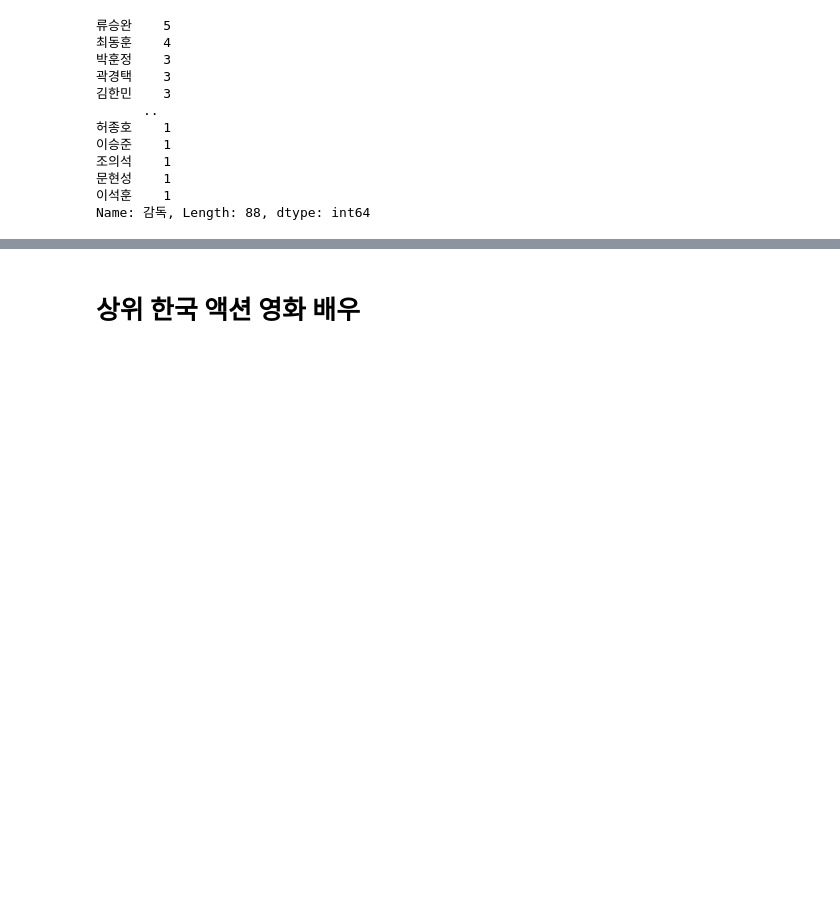
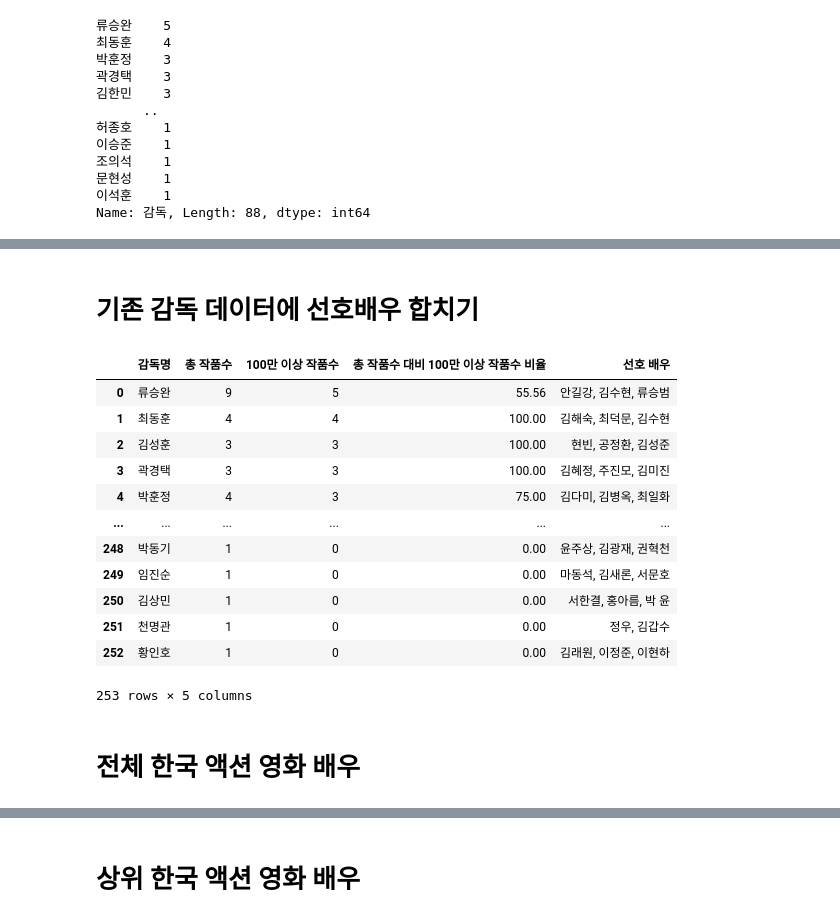
Before and after one commit to wonyounging/1_Project, a Jupyter notebook: 분석_액션영화 장르.ipynb, the cells around one changed output, grey strips where cells are left out. Saved outputs shown, nothing was run; the diff lists cells and outputs as text; code cells hidden in the pictures; blank space fills up the shorter version.

```diff
--- a/분석_액션영화 장르.ipynb
+++ b/분석_액션영화 장르.ipynb
@@ -680,0 +643,11 @@ all_value_counts_df
+# %%
+test_act_movie = kor_all_act_mv[kor_all_act_mv['감독'] == '류승완']
+test_act_movie
+
+for j in range(len(test_act_movie)):
+    try:
+        test_add_actor = dir_name['배우 '].iloc[j].split(',')
+        test_act_actor.extend(test_add_actor)
+    except:
+        continue
+test_act_actor
@@ -680,0 +672,10 @@ all_value_counts_df
+# %%
+# 전체 한국 액션 배우
+# 값들의 빈도수 계산
+test_value_counts = Counter(test_act_actor)
+
+a = test_value_counts.most_common(3)
+b = []
+for i in range(len(a)):
+    b.append(a[i][0])
+b
@@ -680,0 +690,21 @@ all_value_counts_df
+# %%
+favo_director_actor_df = pd.DataFrame(columns=['감독명', '선호 배우'])
+
+cnt = 0
+for i in range(len(kor_all_act_mv_dir_df)):
+    favo_act_actor = []
+    dir_name = kor_all_act_mv[kor_all_act_mv['감독'] == kor_act_mv_dir_df.iloc[i]['감독명']]
+
+    try:
+        for j in range(len(dir_name)):
+            favo_add_actor = dir_name['배우 '].iloc[j].split(',')
+            favo_act_actor.extend(favo_add_actor)
+        favo_all_act = pd.Series(favo_act_actor)
+        favo_top3_act = favo_all_act.value_counts().head(3).index.tolist()
+        favo_director_actor_df.loc[cnt] = [kor_act_mv_dir_df.iloc[i]['감독명'], ', '.join(favo_top3_act)]
+        cnt = cnt + 1
+    except:
+        continue
+
+favo_director_actor_df.reset_index(drop=True, inplace=True)
+favo_director_actor_df
@@ -680,0 +725,21 @@ all_value_counts_df
+# %% [markdown]
+# 기존 감독 데이터에 선호배우 합치기
+# %%
+kor_act_mv_dir_df = kor_act_mv_dir_df.merge(favo_director_actor_df, on='감독명', how='left')
+kor_act_mv_dir_df
+# %% [output]
+|  | 감독명 | 총 작품수 | 100만 이상 작품수 | 총 작품수 대비 100만 이상 작품수 비율 | 선호 배우 |
+| 0 | 류승완 | 9 | 5 | 55.56 | 안길강, 김수현, 류승범 |
+| 1 | 최동훈 | 4 | 4 | 100.00 | 김해숙, 최덕문, 김수현 |
+| 2 | 김성훈 | 3 | 3 | 100.00 | 현빈, 공정환, 김성준 |
+| 3 | 곽경택 | 3 | 3 | 100.00 | 김혜정, 주진모, 김미진 |
+| 4 | 박훈정 | 4 | 3 | 75.00 | 김다미, 김병옥, 최일화 |
+| ... | ... | ... | ... | ... | ... |
+| 248 | 박동기 | 1 | 0 | 0.00 | 윤주상, 김광재, 권혁천 |
+| 249 | 임진순 | 1 | 0 | 0.00 | 마동석, 김새론, 서문호 |
+| 250 | 김상민 | 1 | 0 | 0.00 | 서한결, 홍아름, 박 윤 |
+| 251 | 천명관 | 1 | 0 | 0.00 | 정우, 김갑수 |
+| 252 | 황인호 | 1 | 0 | 0.00 | 김래원, 이정준, 이현하 |
+253 rows × 5 columns
+# %% [markdown]
+# 전체 한국 액션 영화 배우
```
Also changed, not shown: parts of 86 cells of this notebook.
